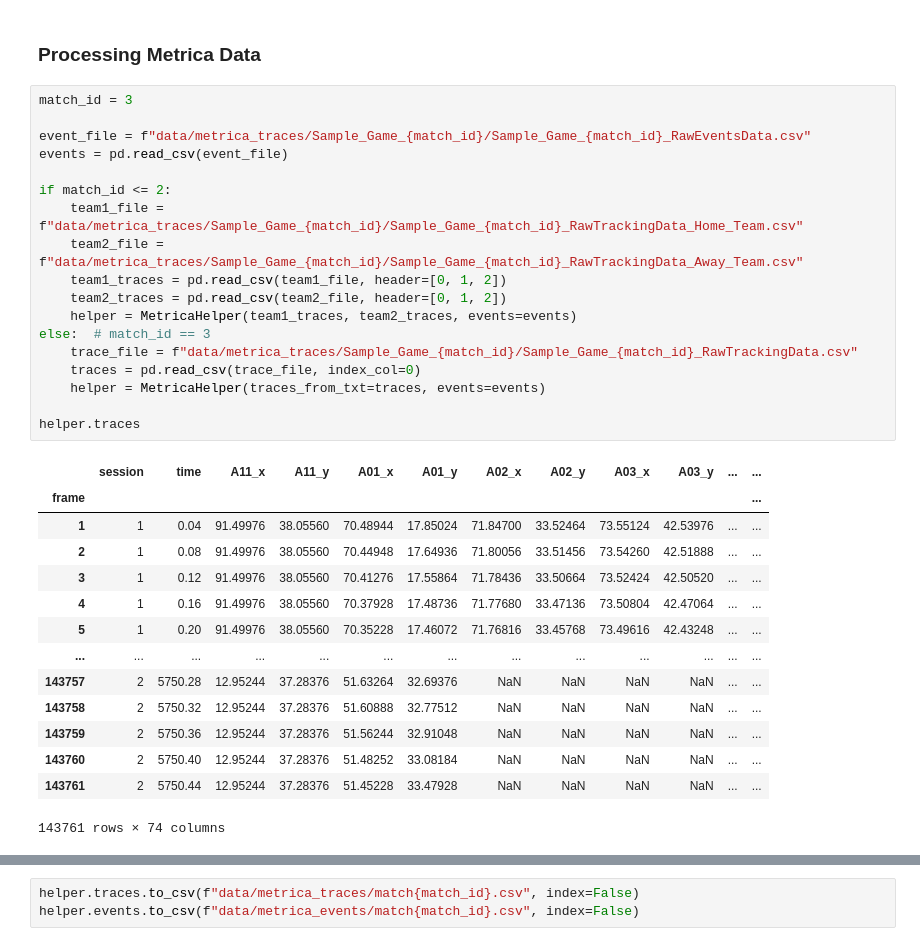
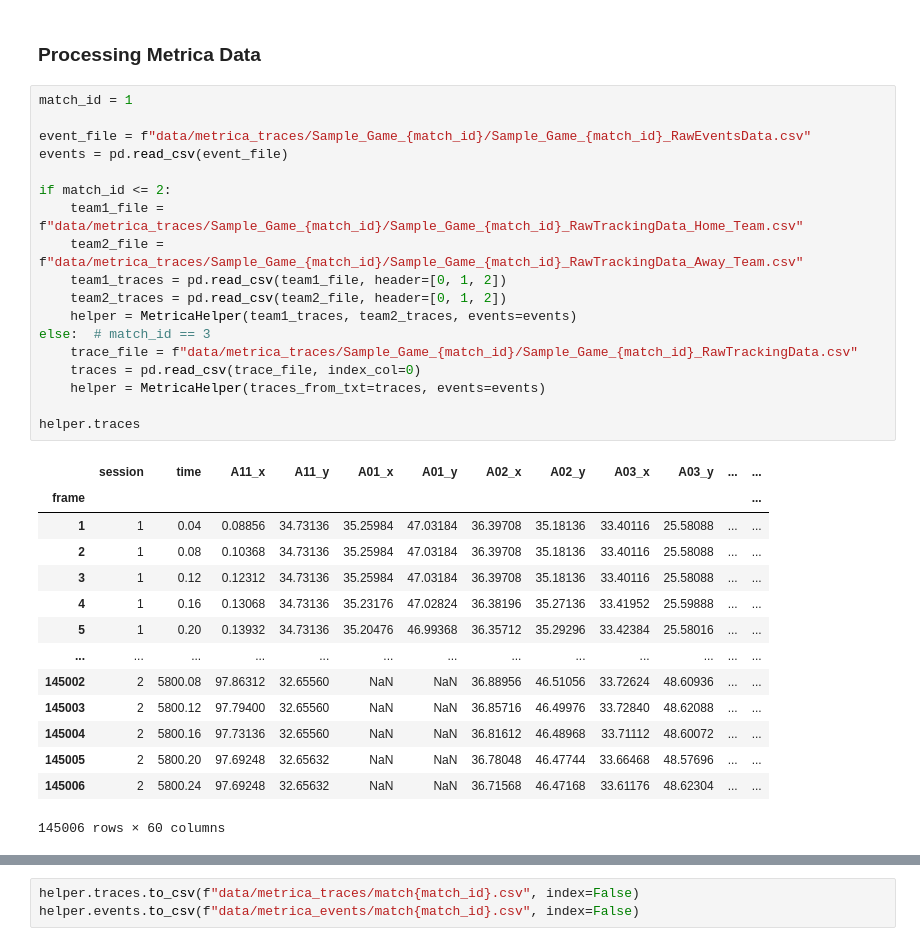
Before and after one commit to pientist/ballradar, a Jupyter notebook: datatools/metrica_data_processing.ipynb, the cells around one changed output, grey strips where cells are left out. Cells and saved outputs as stored; diff of their text form.

```diff
--- a/datatools/metrica_data_processing.ipynb
+++ b/datatools/metrica_data_processing.ipynb
@@ -157,38 +157,38 @@ traces.to_csv(f"data/metrica_traces/Sample_Game_3/Sample_Game_3_RawTrackingData.
 # %% [markdown]
 ### Processing Metrica Data
 # %%
-match_id = 3
+match_id = 1
 
 event_file = f"data/metrica_traces/Sample_Game_{match_id}/Sample_Game_{match_id}_RawEventsData.csv"
 events = pd.read_csv(event_file)
 
 if match_id <= 2:
     team1_file = f"data/metrica_traces/Sample_Game_{match_id}/Sample_Game_{match_id}_RawTrackingData_Home_Team.csv"
     team2_file = f"data/metrica_traces/Sample_Game_{match_id}/Sample_Game_{match_id}_RawTrackingData_Away_Team.csv"
     team1_traces = pd.read_csv(team1_file, header=[0, 1, 2])
     team2_traces = pd.read_csv(team2_file, header=[0, 1, 2])
     helper = MetricaHelper(team1_traces, team2_traces, events=events)
 else:  # match_id == 3
     trace_file = f"data/metrica_traces/Sample_Game_{match_id}/Sample_Game_{match_id}_RawTrackingData.csv"
     traces = pd.read_csv(trace_file, index_col=0)
     helper = MetricaHelper(traces_from_txt=traces, events=events)
 
 helper.traces
 # %% [output]
 |  | session | time | A11_x | A11_y | A01_x | A01_y | A02_x | A02_y | A03_x | A03_y | ... | ... |
 | frame |  |  |  |  |  |  |  |  |  |  |  | ... |
-| 1 | 1 | 0.04 | 91.49976 | 38.05560 | 70.48944 | 17.85024 | 71.84700 | 33.52464 | 73.55124 | 42.53976 | ... | ... |
-| 2 | 1 | 0.08 | 91.49976 | 38.05560 | 70.44948 | 17.64936 | 71.80056 | 33.51456 | 73.54260 | 42.51888 | ... | ... |
-| 3 | 1 | 0.12 | 91.49976 | 38.05560 | 70.41276 | 17.55864 | 71.78436 | 33.50664 | 73.52424 | 42.50520 | ... | ... |
-| 4 | 1 | 0.16 | 91.49976 | 38.05560 | 70.37928 | 17.48736 | 71.77680 | 33.47136 | 73.50804 | 42.47064 | ... | ... |
-| 5 | 1 | 0.20 | 91.49976 | 38.05560 | 70.35228 | 17.46072 | 71.76816 | 33.45768 | 73.49616 | 42.43248 | ... | ... |
+| 1 | 1 | 0.04 | 0.08856 | 34.73136 | 35.25984 | 47.03184 | 36.39708 | 35.18136 | 33.40116 | 25.58088 | ... | ... |
+| 2 | 1 | 0.08 | 0.10368 | 34.73136 | 35.25984 | 47.03184 | 36.39708 | 35.18136 | 33.40116 | 25.58088 | ... | ... |
+| 3 | 1 | 0.12 | 0.12312 | 34.73136 | 35.25984 | 47.03184 | 36.39708 | 35.18136 | 33.40116 | 25.58088 | ... | ... |
+| 4 | 1 | 0.16 | 0.13068 | 34.73136 | 35.23176 | 47.02824 | 36.38196 | 35.27136 | 33.41952 | 25.59888 | ... | ... |
+| 5 | 1 | 0.20 | 0.13932 | 34.73136 | 35.20476 | 46.99368 | 36.35712 | 35.29296 | 33.42384 | 25.58016 | ... | ... |
 | ... | ... | ... | ... | ... | ... | ... | ... | ... | ... | ... | ... | ... |
-| 143757 | 2 | 5750.28 | 12.95244 | 37.28376 | 51.63264 | 32.69376 | NaN | NaN | NaN | NaN | ... | ... |
-| 143758 | 2 | 5750.32 | 12.95244 | 37.28376 | 51.60888 | 32.77512 | NaN | NaN | NaN | NaN | ... | ... |
-| 143759 | 2 | 5750.36 | 12.95244 | 37.28376 | 51.56244 | 32.91048 | NaN | NaN | NaN | NaN | ... | ... |
-| 143760 | 2 | 5750.40 | 12.95244 | 37.28376 | 51.48252 | 33.08184 | NaN | NaN | NaN | NaN | ... | ... |
-| 143761 | 2 | 5750.44 | 12.95244 | 37.28376 | 51.45228 | 33.47928 | NaN | NaN | NaN | NaN | ... | ... |
+| 145002 | 2 | 5800.08 | 97.86312 | 32.65560 | NaN | NaN | 36.88956 | 46.51056 | 33.72624 | 48.60936 | ... | ... |
+| 145003 | 2 | 5800.12 | 97.79400 | 32.65560 | NaN | NaN | 36.85716 | 46.49976 | 33.72840 | 48.62088 | ... | ... |
+| 145004 | 2 | 5800.16 | 97.73136 | 32.65560 | NaN | NaN | 36.81612 | 46.48968 | 33.71112 | 48.60072 | ... | ... |
+| 145005 | 2 | 5800.20 | 97.69248 | 32.65632 | NaN | NaN | 36.78048 | 46.47744 | 33.66468 | 48.57696 | ... | ... |
+| 145006 | 2 | 5800.24 | 97.69248 | 32.65632 | NaN | NaN | 36.71568 | 46.47168 | 33.61176 | 48.62304 | ... | ... |
-143761 rows × 74 columns
+145006 rows × 60 columns
 # %%
 helper.generate_phase_records()
 helper.phase_records
```
Also changed, not shown: parts of 5 cells of this notebook, 7 other files.
